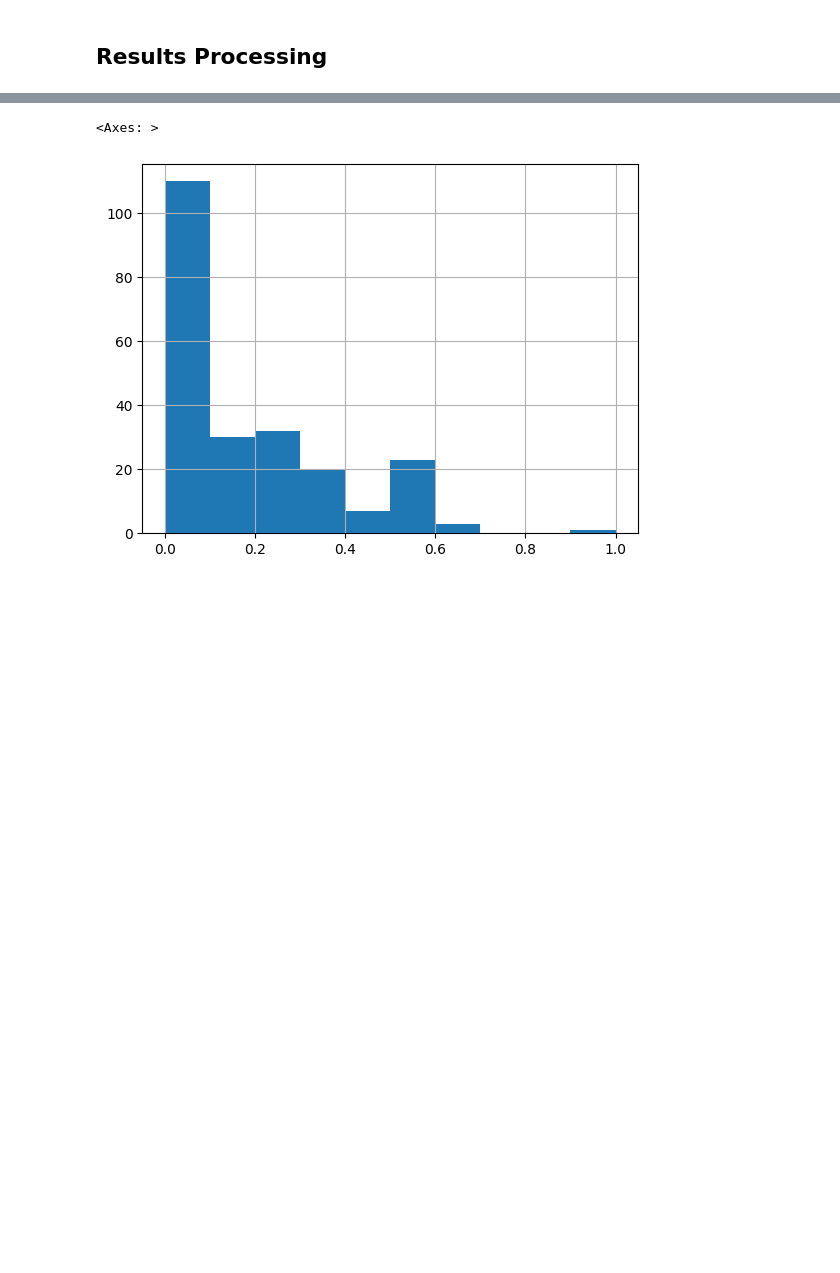
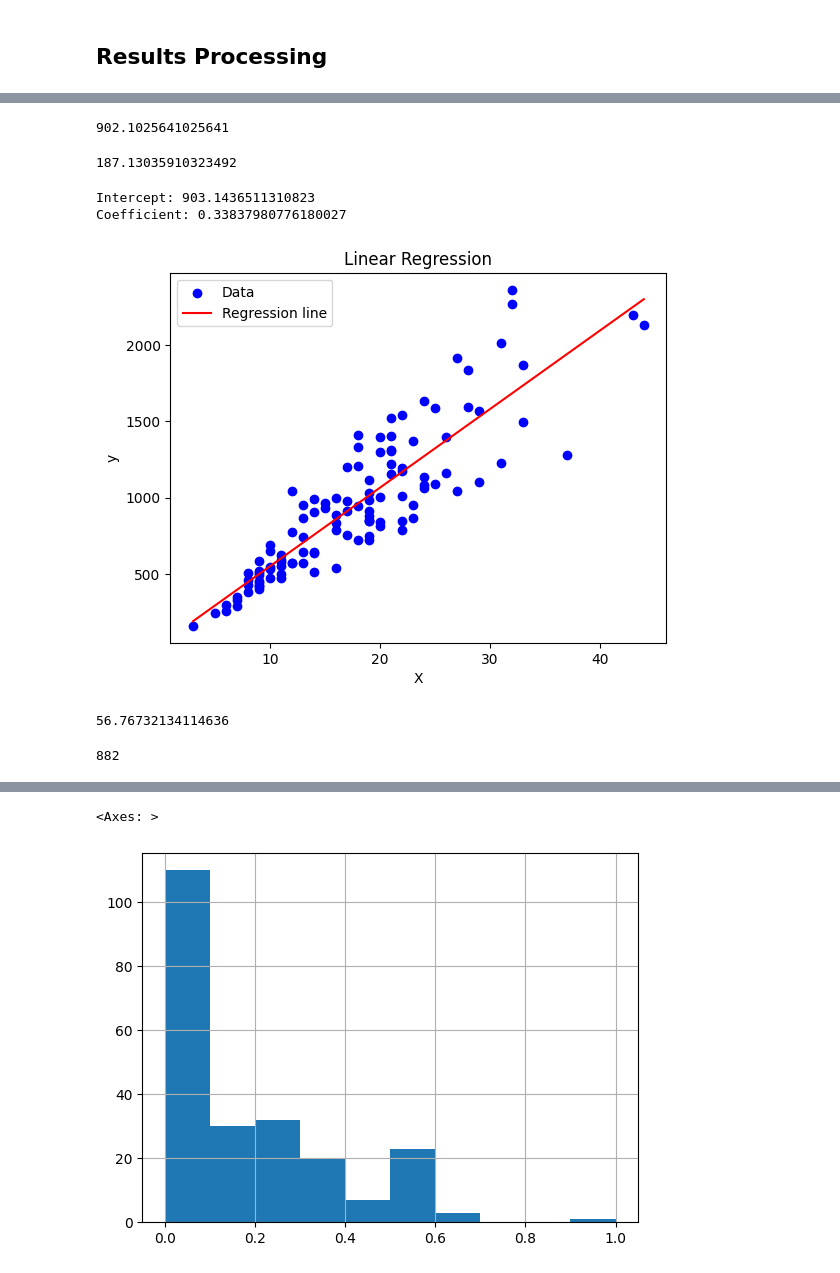
Before and after one commit to mdiazrioUOC/TFM_2025_1, a Jupyter notebook: notebooks/Results processing.ipynb, the cells around one changed output, grey strips where cells are left out. Saved outputs shown, nothing was run; the diff lists cells and outputs as text; code cells hidden in the pictures; blank space fills up the shorter version.

```diff
--- a/notebooks/Results processing.ipynb
+++ b/notebooks/Results processing.ipynb
@@ -54,0 +115,3 @@ dtype: float64
+# %%
+traces = results['id'].apply(langfuse.fetch_trace)
+traces = traces.apply(lambda x: x.data)
@@ -54,0 +136,6 @@ dtype: float64
+# %%
+def get_second_GEN(trace):
+    obs = [obs for obs in trace.observations if obs.type == 'GENERATION']
+    sorted_obs = sorted(obs, key=lambda obs: obs.start_time)
+    return [obs.usage_details for obs in sorted_obs[1:]]
+second_obs = traces.apply(lambda x: get_second_GEN(x))
@@ -54,0 +152,4 @@ dtype: float64
+# %%
+token_count = [(cc, obs['input']) for cc, obs_list in zip(len_cc.values, second_obs) for obs in obs_list if not pd.isna(cc)]
+X = [a[0] for a in token_count]
+Y = [a[1] for a in token_count]
@@ -54,0 +170,8 @@ dtype: float64
+# %%
+first_tokens.mean()
+# %% [output]
+902.1025641025641
+# %%
+(first_tokens / n_candidates).mean()
+# %% [output]
+187.13035910323492
@@ -54,0 +184,43 @@ dtype: float64
+# %%
+from sklearn.linear_model import LinearRegression
+import numpy as np
+
+# Reshape n_candidates to 2D array for sklearn
+# X = n_candidates.values.reshape(-1, 1)
+# y = token_count
+X = np.array(X).reshape(-1,1)
+
+model = LinearRegression()
+model.fit(X, Y)
+
+print(f"Intercept: {model.intercept_}")
+print(f"Coefficient: {model.coef_[0]}")
+# %% [output]
+Intercept: 903.1436511310823
+Coefficient: 0.33837980776180027
+# %%
+import matplotlib.pyplot as plt
+# Scatter plot of the data
+plt.scatter(X, y, color='blue', label='Data')
+
+# Regression line
+x_line = np.linspace(X.min(), X.max(), 100).reshape(-1, 1)
+y_line = model.predict(x_line)
+
+plt.plot(x_line, y_line, color='red', label='Regression line')
+
+plt.xlabel('X')
+plt.ylabel('y')
+plt.legend()
+plt.title('Linear Regression')
+plt.show()
+# %% [output]
+[figure, added]
+# %%
+(first_tokens / n_candidates).mean()
+# %% [output]
+56.76732134114636
+# %%
+first_obs.iloc[0].promptTokens
+# %% [output]
+882
```
Also changed, not shown: parts of 22 cells of this notebook, 6 other files.
